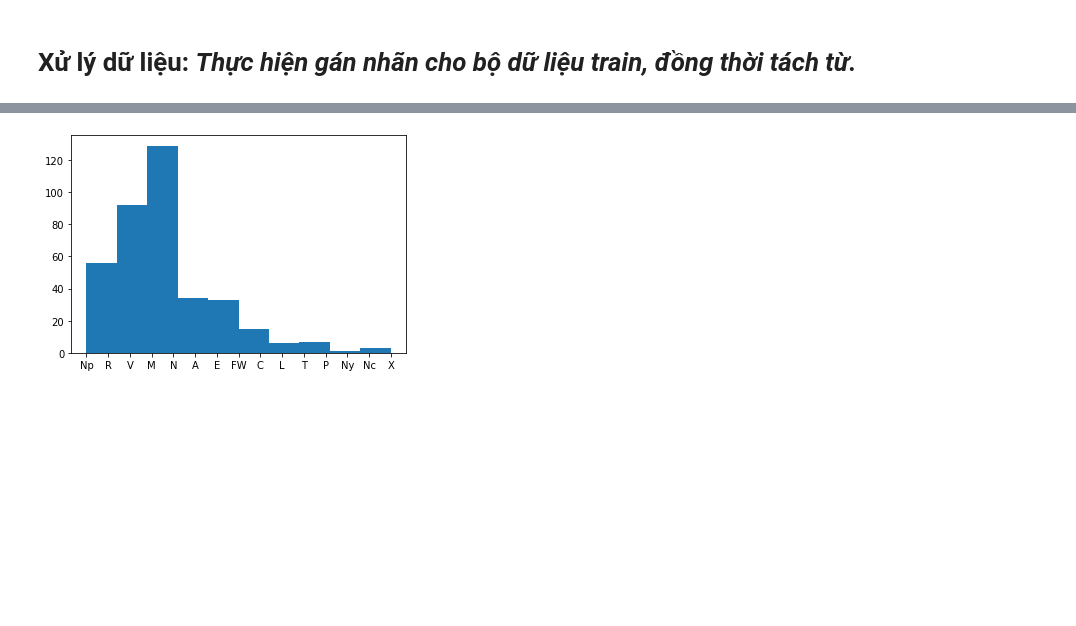
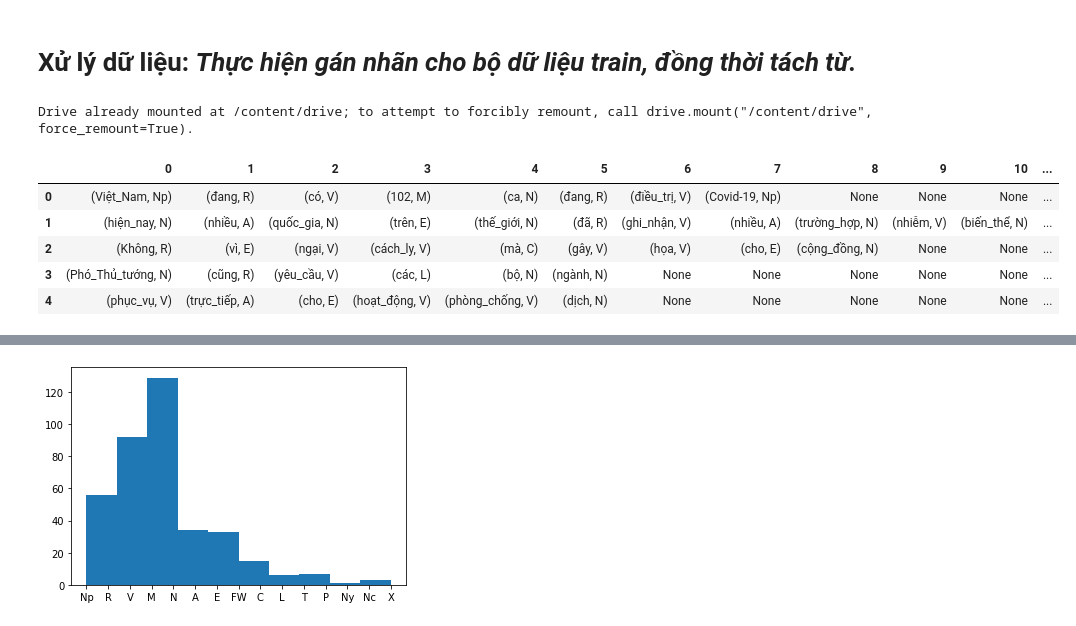
Before and after one commit to icebearian/CS221-Natural-Language-Processing, a Jupyter notebook: PosTaggingCapstoneProject.ipynb, the cells around one changed output, grey strips where cells are left out. Saved outputs shown, nothing was run; the diff lists cells and outputs as text; code cells hidden in the pictures; blank space fills up the shorter version.

```diff
--- a/PosTaggingCapstoneProject.ipynb
+++ b/PosTaggingCapstoneProject.ipynb
@@ -14,27 +14,37 @@
 - **5** câu dùng để làm dữ liệu **gold** cho quá trình tính toán độ chính xác.
 # %% [markdown]
 # **Xử lý dữ liệu**: *Thực hiện gán nhãn cho bộ dữ liệu train, đồng thời tách từ.*
+# %%
+from google.colab import drive
+drive.mount('/content/drive')
+# %% [output]
+Drive already mounted at /content/drive; to attempt to forcibly remount, call drive.mount("/content/drive", force_remount=True).
 # %%
 import pandas as pd
-df = pd.read_csv("data.csv")
+df = pd.read_csv("/content/drive/MyDrive/data.csv")
 def connect(index,df):
   dataset = []
   x = df["words"][index]
   y = df["pos"][index]
   y1 = x.split()
   y2 = y.split()
   z = len(y1)
   for i in range(z):
     dataset.append(tuple((y1[i],y2[i])))
-
   return dataset
-
 DATA = []
 for i in range(len(df)):
   DATA.append((connect(i,df)))
 
 visualize = pd.DataFrame(DATA)
-#visualize
+visualize.head()
+# %% [output]
+|  | 0 | 1 | 2 | 3 | 4 | 5 | 6 | 7 | 8 | 9 | 10 | ... |
+| 0 | (Việt_Nam, Np) | (đang, R) | (có, V) | (102, M) | (ca, N) | (đang, R) | (điều_trị, V) | (Covid-19, Np) | None | None | None | ... |
+| 1 | (hiện_nay, N) | (nhiều, A) | (quốc_gia, N) | (trên, E) | (thế_giới, N) | (đã, R) | (ghi_nhận, V) | (nhiều, A) | (trường_hợp, N) | (nhiễm, V) | (biến_thể, N) | ... |
+| 2 | (Không, R) | (vì, E) | (ngại, V) | (cách_ly, V) | (mà, C) | (gây, V) | (họa, V) | (cho, E) | (cộng_đồng, N) | None | None | ... |
+| 3 | (Phó_Thủ_tướng, N) | (cũng, R) | (yêu_cầu, V) | (các, L) | (bộ, N) | (ngành, N) | None | None | None | None | None | ... |
+| 4 | (phục_vụ, V) | (trực_tiếp, A) | (cho, E) | (hoạt_động, V) | (phòng_chống, V) | (dịch, N) | None | None | None | None | None | ... |
 # %%
 import matplotlib.pyplot as plt
 import matplotlib.image as mpimg
```
Also changed, not shown: parts of 2 cells of this notebook.
